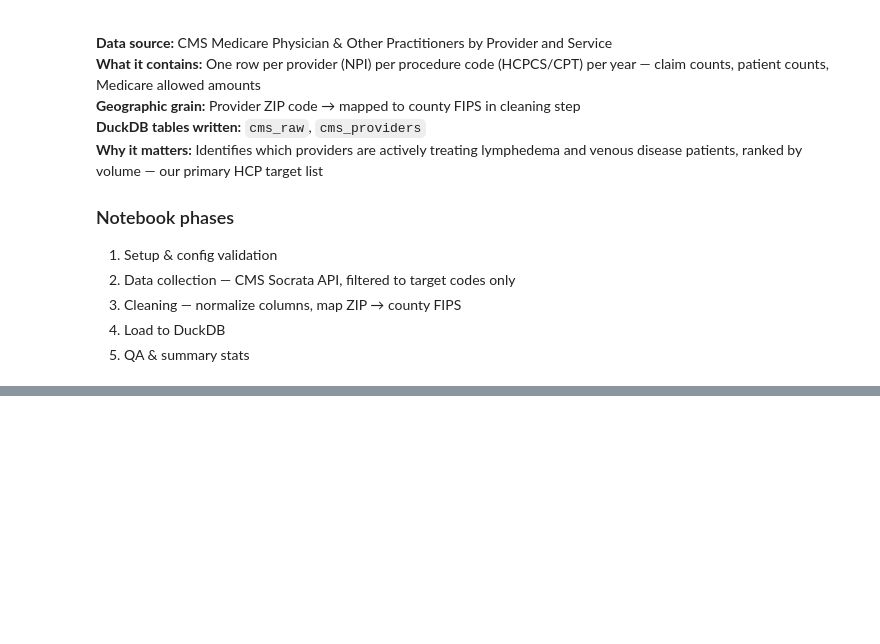
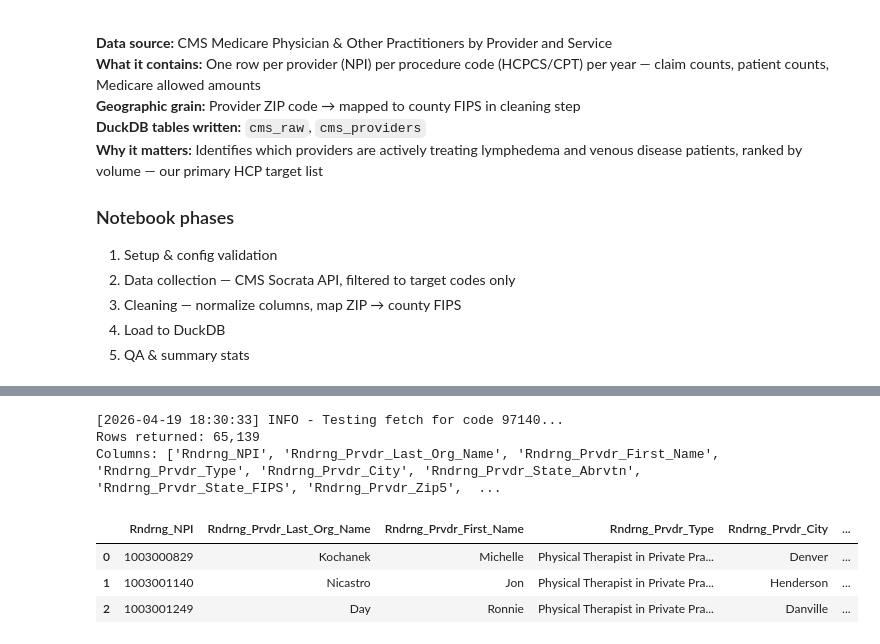
Before and after one commit to deadskiii/findingclaims, a Jupyter notebook: notebooks/01_cms_medicare.ipynb, the cells around one changed output, grey strips where cells are left out. Drawn from its saved outputs; the diff is of its cells as text; code cells hidden in the pictures; blank space fills up the shorter version.

```diff
--- a/notebooks/01_cms_medicare.ipynb
+++ b/notebooks/01_cms_medicare.ipynb
@@ -22,0 +143,17 @@ ImportError: Error importing numpy: you should not try to import numpy from
+# %%
+# Updated CMS API config — new endpoint format as of 2025
+DATASET_ID   = "92396110-2aed-4d63-a6a2-5d6207d46a29"
+CMS_BASE_URL = f"https://data.cms.gov/data-api/v1/dataset/{DATASET_ID}/data"
+PAGE_SIZE    = 5_000   # New API has lower page limits than Socrata
+THROTTLE_S   = 0.5
+
+# Test the endpoint with a small request first — just 5 rows, no filter
+test_resp = requests.get(
+    CMS_BASE_URL,
+    params={"size": 5, "offset": 0},
+    timeout=30
+)
+
+print("Status code:", test_resp.status_code)
+print("Sample response:")
+test_resp.json()[:2]
@@ -22,0 +245,18 @@ ImportError: Error importing numpy: you should not try to import numpy from
+# %%
+# Test with 97140 — Manual lymphatic drainage (MLD)
+# Highest value CPT code — therapists billing this are our #1 target
+log("Testing fetch for code 97140...")
+
+test_df = fetch_cms_for_code("97140")
+
+print(f"Rows returned: {len(test_df):,}")
+print(f"Columns: {test_df.columns.tolist()}")
+test_df.head(3)
+# %% [output]
+[2026-04-19 18:30:33] INFO - Testing fetch for code 97140...
+Rows returned: 65,139
+Columns: ['Rndrng_NPI', 'Rndrng_Prvdr_Last_Org_Name', 'Rndrng_Prvdr_First_Name', 'Rndrng_Prvdr_Type', 'Rndrng_Prvdr_City', 'Rndrng_Prvdr_State_Abrvtn', 'Rndrng_Prvdr_State_FIPS', 'Rndrng_Prvdr_Zip5',  ...
+|  | Rndrng_NPI | Rndrng_Prvdr_Last_Org_Name | Rndrng_Prvdr_First_Name | Rndrng_Prvdr_Type | Rndrng_Prvdr_City | ... |
+| 0 | 1003000829 | Kochanek | Michelle | Physical Therapist in Private Pra... | Denver | ... |
+| 1 | 1003001140 | Nicastro | Jon | Physical Therapist in Private Pra... | Henderson | ... |
+| 2 | 1003001249 | Day | Ronnie | Physical Therapist in Private Pra... | Danville | ... |
```
Also changed, not shown: parts of 19 cells of this notebook, 3 other files.
